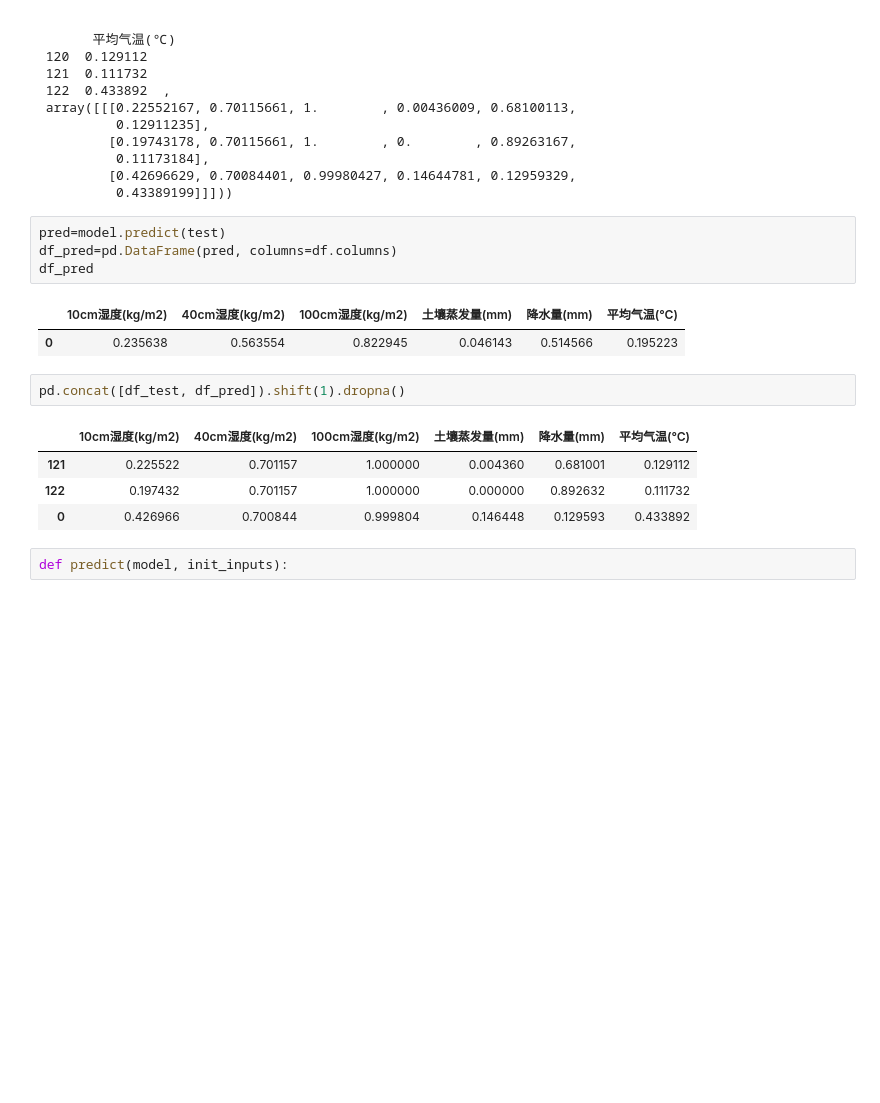
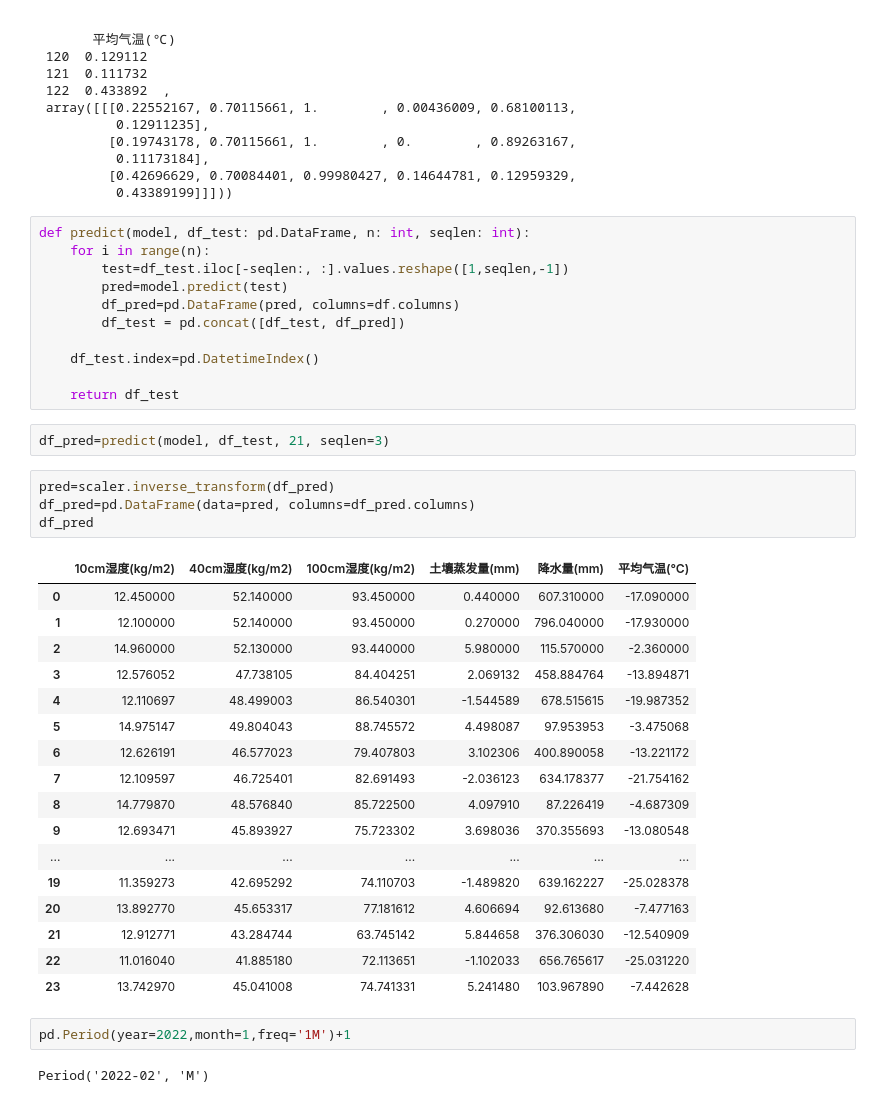
Before and after one commit to cgsdfc/huawei-cup19-problem-e, a Jupyter notebook: 问题2-模型预测.ipynb, the cells around one changed output. Saved outputs shown, nothing was run; the diff lists cells and outputs as text; blank space fills up the shorter version.

Commit message:
模型预测的效果不理想
1. DatetimeIndex不该用，PeriodIndex才对；
2. scaler fit-transform 不会修改scaler的值，要先fit后transform；
3. 模型应该是过拟合了，或者是序列太短，试试6个月；

```diff
--- a/问题2-模型预测.ipynb
+++ b/问题2-模型预测.ipynb
@@ -39,19 +65,42 @@ df_test,test
           0.11173184],
          [0.42696629, 0.70084401, 0.99980427, 0.14644781, 0.12959329,
           0.43389199]]]))
+# %%
+def predict(model, df_test: pd.DataFrame, n: int, seqlen: int):
+    for i in range(n):
+        test=df_test.iloc[-seqlen:, :].values.reshape([1,seqlen,-1])
+        pred=model.predict(test)
+        df_pred=pd.DataFrame(pred, columns=df.columns)
+        df_test = pd.concat([df_test, df_pred])
+
+    df_test.index=pd.DatetimeIndex()
+
+    return df_test
+# %%
+df_pred=predict(model, df_test, 21, seqlen=3)
 # %%
-pred=model.predict(test)
-df_pred=pd.DataFrame(pred, columns=df.columns)
+pred=scaler.inverse_transform(df_pred)
+df_pred=pd.DataFrame(data=pred, columns=df_pred.columns)
 df_pred
 # %% [output]
 |  | 10cm湿度(kg/m2) | 40cm湿度(kg/m2) | 100cm湿度(kg/m2) | 土壤蒸发量(mm) | 降水量(mm) | 平均气温(℃) |
-| 0 | 0.235638 | 0.563554 | 0.822945 | 0.046143 | 0.514566 | 0.195223 |
+| 0 | 12.450000 | 52.140000 | 93.450000 | 0.440000 | 607.310000 | -17.090000 |
+| 1 | 12.100000 | 52.140000 | 93.450000 | 0.270000 | 796.040000 | -17.930000 |
+| 2 | 14.960000 | 52.130000 | 93.440000 | 5.980000 | 115.570000 | -2.360000 |
+| 3 | 12.576052 | 47.738105 | 84.404251 | 2.069132 | 458.884764 | -13.894871 |
+| 4 | 12.110697 | 48.499003 | 86.540301 | -1.544589 | 678.515615 | -19.987352 |
+| 5 | 14.975147 | 49.804043 | 88.745572 | 4.498087 | 97.953953 | -3.475068 |
+| 6 | 12.626191 | 46.577023 | 79.407803 | 3.102306 | 400.890058 | -13.221172 |
+| 7 | 12.109597 | 46.725401 | 82.691493 | -2.036123 | 634.178377 | -21.754162 |
+| 8 | 14.779870 | 48.576840 | 85.722500 | 4.097910 | 87.226419 | -4.687309 |
+| 9 | 12.693471 | 45.893927 | 75.723302 | 3.698036 | 370.355693 | -13.080548 |
+| ... | ... | ... | ... | ... | ... | ... |
+| 19 | 11.359273 | 42.695292 | 74.110703 | -1.489820 | 639.162227 | -25.028378 |
+| 20 | 13.892770 | 45.653317 | 77.181612 | 4.606694 | 92.613680 | -7.477163 |
+| 21 | 12.912771 | 43.284744 | 63.745142 | 5.844658 | 376.306030 | -12.540909 |
+| 22 | 11.016040 | 41.885180 | 72.113651 | -1.102033 | 656.765617 | -25.031220 |
+| 23 | 13.742970 | 45.041008 | 74.741331 | 5.241480 | 103.967890 | -7.442628 |
-# %%
-pd.concat([df_test, df_pred]).shift(1).dropna()
-# %% [output]
-|  | 10cm湿度(kg/m2) | 40cm湿度(kg/m2) | 100cm湿度(kg/m2) | 土壤蒸发量(mm) | 降水量(mm) | 平均气温(℃) |
-| 121 | 0.225522 | 0.701157 | 1.000000 | 0.004360 | 0.681001 | 0.129112 |
-| 122 | 0.197432 | 0.701157 | 1.000000 | 0.000000 | 0.892632 | 0.111732 |
-| 0 | 0.426966 | 0.700844 | 0.999804 | 0.146448 | 0.129593 | 0.433892 |
-# %%
-def predict(model, init_inputs):
+# %%
+pd.Period(year=2022,month=1,freq='1M')+1
+# %% [output]
+Period('2022-02', 'M')
```
Also changed, not shown: parts of 4 cells of this notebook, 4 other files.
